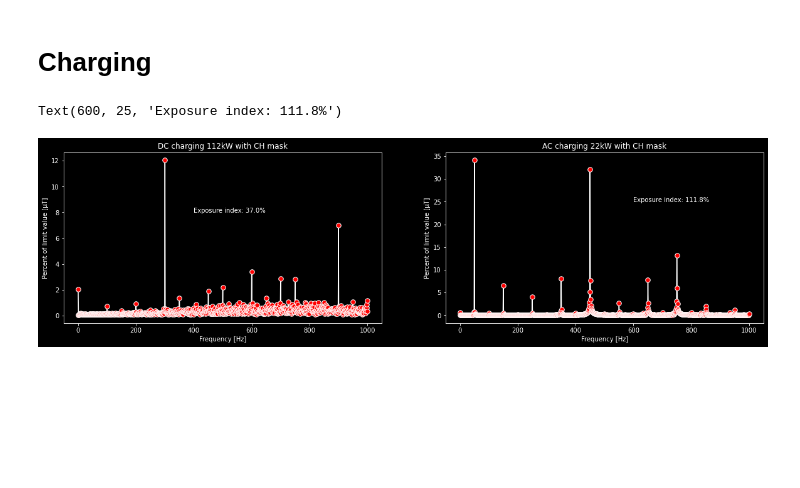
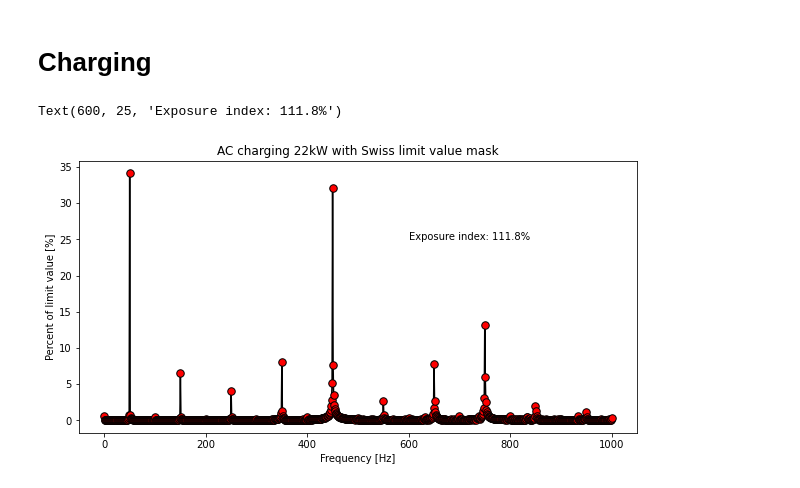
Before and after one commit to liopeer/EMFields, a Jupyter notebook: Body_interaction.ipynb, the cells around one changed output. Drawn from its saved outputs; the diff is of its cells as text; code cells hidden in the pictures; blank space fills up the shorter version.

```diff
--- a/Body_interaction.ipynb
+++ b/Body_interaction.ipynb
@@ -3,7 +3,7 @@ import numpy as np
 from numpy.fft import fft
 import matplotlib.pyplot as plt
 from scipy.optimize import curve_fit
-plt.style.use('dark_background')
+#plt.style.use('dark_background')
 
 from import_raw_advanced import *
 # %% [markdown]
@@ -91,17 +91,17 @@ base = "/Users/lionelpeer/polybox/ETH/HS21/EMFelderimAlltag/Messungen/Messungen1
 measurement = base + "2021-11-05_18_42_21_22kW_direkt_auf_Kabel_limitvalues"
 accharging_limit_time, accharging_limit_spec = data_import(measurement)
 # %%
-fig, (ax1, ax2) = plt.subplots(ncols=2, figsize=(20,5))
-ax1.set_title("DC charging 112kW with CH mask")
-ax2.set_title("AC charging 22kW with CH mask")
-ax1.set_xlabel("Frequency [Hz]")
+fig, (ax2) = plt.subplots(ncols=1, figsize=(10,5))
+#ax1.set_title("DC charging 112kW with Swiss limit value mask")
+ax2.set_title("AC charging 22kW with Swiss limit value mask")
+#ax1.set_xlabel("Frequency [Hz]")
 ax2.set_xlabel("Frequency [Hz]")
-ax1.set_ylabel("Percent of limit value [μT]")
-ax2.set_ylabel("Percent of limit value [μT]")
-ax1.plot(dccharging_limit_spec[:,0], dccharging_limit_spec[:,4], color='white', marker='.', markerfacecolor='red', markersize=15)
-ax2.plot(accharging_limit_spec[:,0], accharging_limit_spec[:,4], color='white', marker='.', markerfacecolor='red', markersize=15)
-ax1.annotate("Exposure index: 37.0%", (400, 8))
+#ax1.set_ylabel("Percent of limit value [%]")
+ax2.set_ylabel("Percent of limit value [%]")
+#ax1.plot(dccharging_limit_spec[:,0], dccharging_limit_spec[:,4], color='black', marker='.', markerfacecolor='red', markersize=15)
+ax2.plot(accharging_limit_spec[:,0], accharging_limit_spec[:,4], color='black', marker='.', markerfacecolor='red', markersize=15)
+#ax1.annotate("Exposure index: 37.0%", (400, 8))
 ax2.annotate("Exposure index: 111.8%", (600,25))
 # %% [output]
 Text(600, 25, 'Exposure index: 111.8%')
-[figure, old version]
+[figure, new version]
```
Also changed, not shown: parts of 3 cells of this notebook.
